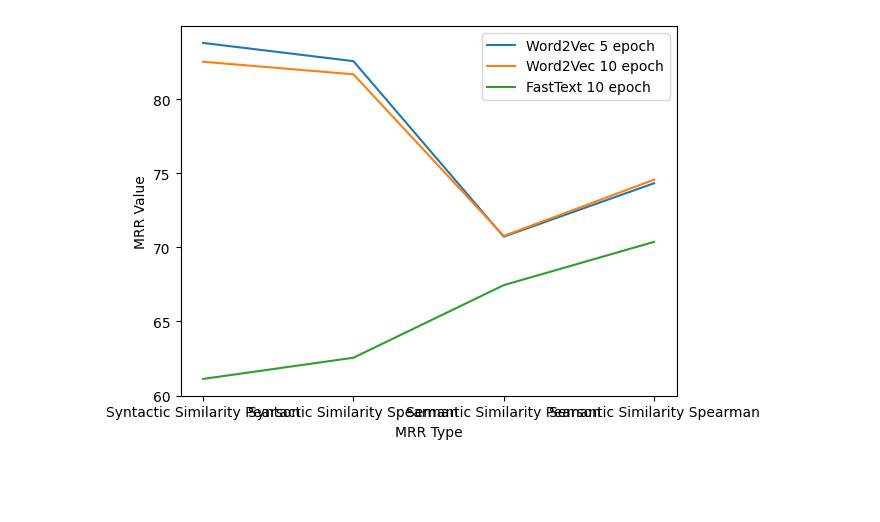
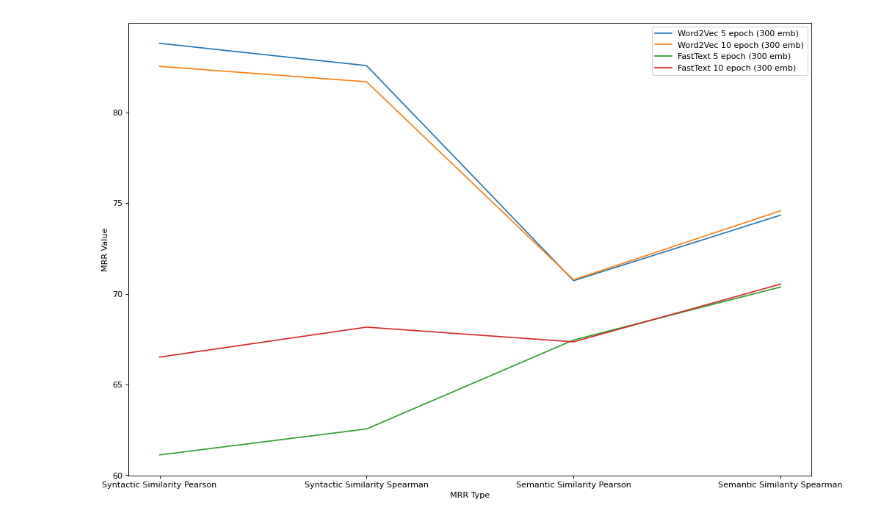
Before and after one commit to Turkish-Word-Embeddings/Word-Embeddings-Repository-for-Turkish, a Jupyter notebook: visualization/visualize.ipynb, the cells around one changed output. Saved outputs shown, nothing was run; the diff lists cells and outputs as text; code cells hidden in the pictures; blank space fills up the shorter version.

Commit message:
update visualization to include fasttext 10 epoch + bar plots

```diff
--- a/visualization/visualize.ipynb
+++ b/visualization/visualize.ipynb
@@ -6,18 +6,20 @@ import numpy as np
 # create a dataframe in this format
 # algorithm  syntactic-verb-MRR  syntactic-noun-MRR semantic-MRR
 
-analogy = [{'Syntactic Noun MRR': 0.318, 'Syntactic Verb MRR': 0.604, 'Semantic MRR': 0.535},
-        {'Syntactic Noun MRR': 0.329, 'Syntactic Verb MRR': 0.609, 'Semantic MRR': 0.551},
-        {'Syntactic Noun MRR': 0.360, 'Syntactic Verb MRR': 0.718, 'Semantic MRR': 0.258}]
+analogy = [{'Syntactic Noun MRR': 0.318, 'Syntactic Verb MRR': 0.604, 'Semantic MRR': 0.535},  # word2vec 5 epoch
+        {'Syntactic Noun MRR': 0.329, 'Syntactic Verb MRR': 0.609, 'Semantic MRR': 0.551},     # word2vec 10 epoch
+        {'Syntactic Noun MRR': 0.360, 'Syntactic Verb MRR': 0.718, 'Semantic MRR': 0.258},     # fasttext 5 epoch
+        {'Syntactic Noun MRR': 0.371, 'Syntactic Verb MRR': 0.697, 'Semantic MRR': 0.303}]         # fasttext 10 epoch
 
 # algorithm Syntactic-Similarity-Pearson  Syntactic-Similarity-Spearman  Semantic-Similarity-Pearson Semantic-Similarity-Spearman
 
-similarity = [{'Syntactic Similarity Pearson': 83.80, 'Syntactic Similarity Spearman': 82.57, 'Semantic Similarity Pearson': 70.72, 'Semantic Similarity Spearman': 74.33},
-        {'Syntactic Similarity Pearson': 82.53, 'Syntactic Similarity Spearman': 81.68, 'Semantic Similarity Pearson': 70.77, 'Semantic Similarity Spearman': 74.57},
-        {'Syntactic Similarity Pearson': 61.12, 'Syntactic Similarity Spearman': 62.55, 'Semantic Similarity Pearson':67.45 , 'Semantic Similarity Spearman': 70.37}]
+similarity = [{'Syntactic Similarity Pearson': 83.80, 'Syntactic Similarity Spearman': 82.57, 'Semantic Similarity Pearson': 70.72, 'Semantic Similarity Spearman': 74.33}, # word2vec 5 epoch
+        {'Syntactic Similarity Pearson': 82.53, 'Syntactic Similarity Spearman': 81.68, 'Semantic Similarity Pearson': 70.77, 'Semantic Similarity Spearman': 74.57},       # word2vec 10 epoch
+        {'Syntactic Similarity Pearson': 61.12, 'Syntactic Similarity Spearman': 62.55, 'Semantic Similarity Pearson': 67.45 , 'Semantic Similarity Spearman': 70.37},       # fasttext 5 epoch
+        {'Syntactic Similarity Pearson': 66.51, 'Syntactic Similarity Spearman': 68.16, 'Semantic Similarity Pearson':67.35 , 'Semantic Similarity Spearman': 70.53}]       # fasttext 10 epoch
 # %%
-analogydf = pd.DataFrame(analogy, index=['Word2Vec 5 epoch', 'Word2Vec 10 epoch', 'FastText 10 epoch'])
-similaritydf = pd.DataFrame(similarity, index=['Word2Vec 5 epoch', 'Word2Vec 10 epoch', 'FastText 10 epoch'])
+analogydf = pd.DataFrame(analogy, index=['Word2Vec 5 epoch', 'Word2Vec 10 epoch', 'FastText 5 epoch', 'FastText 10 epoch'])
+similaritydf = pd.DataFrame(similarity, index=['Word2Vec 5 epoch', 'Word2Vec 10 epoch', 'FastText 5 epoch', 'FastText 10 epoch'])
 # %%
 # Create a list of MRR types and their positions on the x-axis
 plt.figure()
@@ -33,12 +49,13 @@ plt.show()
 # %%
 # Create a list of MRR types and their positions on the x-axis
-plt.figure(figsize=(8, 6), dpi=80)
-plt.plot(similaritydf.loc['Word2Vec 5 epoch'], label='Word2Vec 5 epoch')
-plt.plot(similaritydf.loc['Word2Vec 10 epoch'], label='Word2Vec 10 epoch')
-plt.plot(similaritydf.loc['FastText 10 epoch'], label='FastText 10 epoch')
+plt.figure(figsize=(15, 10), dpi=80)
+plt.plot(similaritydf.loc['Word2Vec 5 epoch'], label='Word2Vec 5 epoch (300 emb)')
+plt.plot(similaritydf.loc['Word2Vec 10 epoch'], label='Word2Vec 10 epoch (300 emb)')
+plt.plot(similaritydf.loc['FastText 5 epoch'], label='FastText 5 epoch (300 emb)')
+plt.plot(similaritydf.loc['FastText 10 epoch'], label='FastText 10 epoch (300 emb)')
 plt.legend()
 plt.xlabel('MRR Type')
 plt.ylabel('MRR Value')
 plt.show()
 # %% [output]
-[figure, old version]
+[figure, new version]
```
Also changed, not shown: parts of 3 cells of this notebook.
